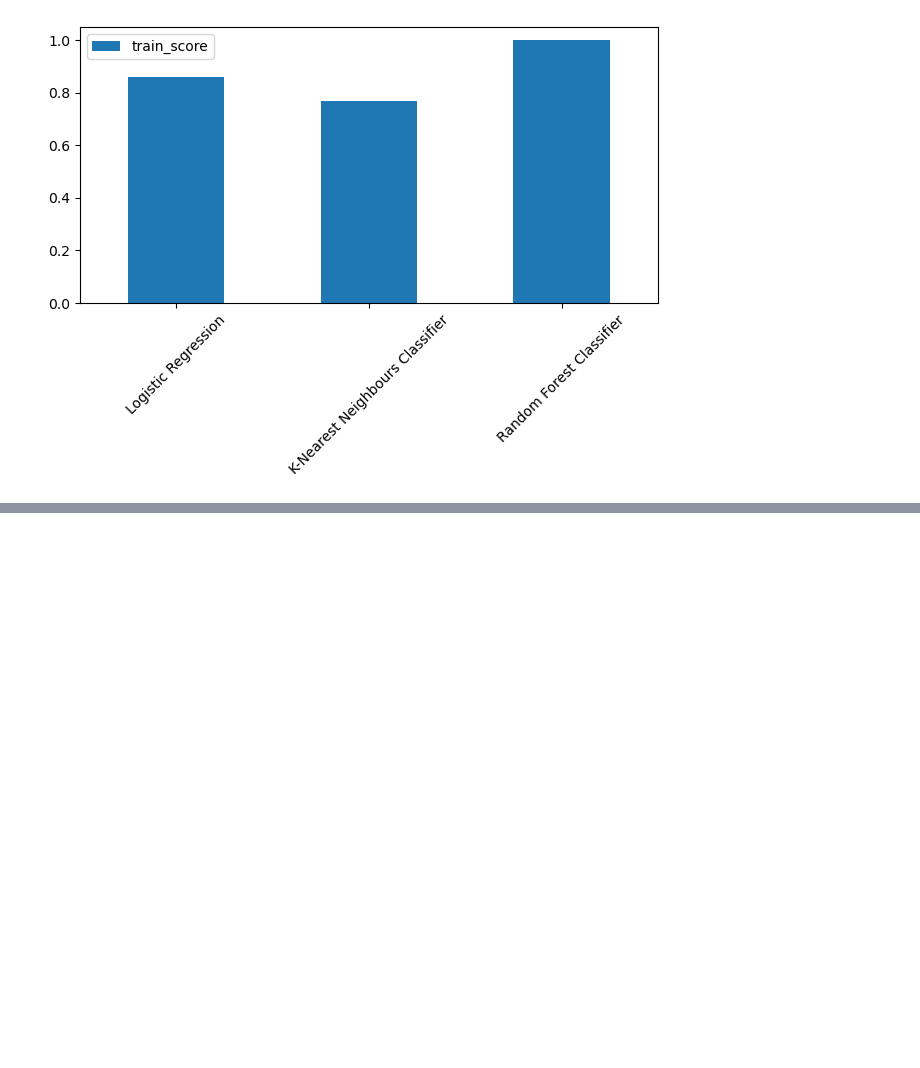
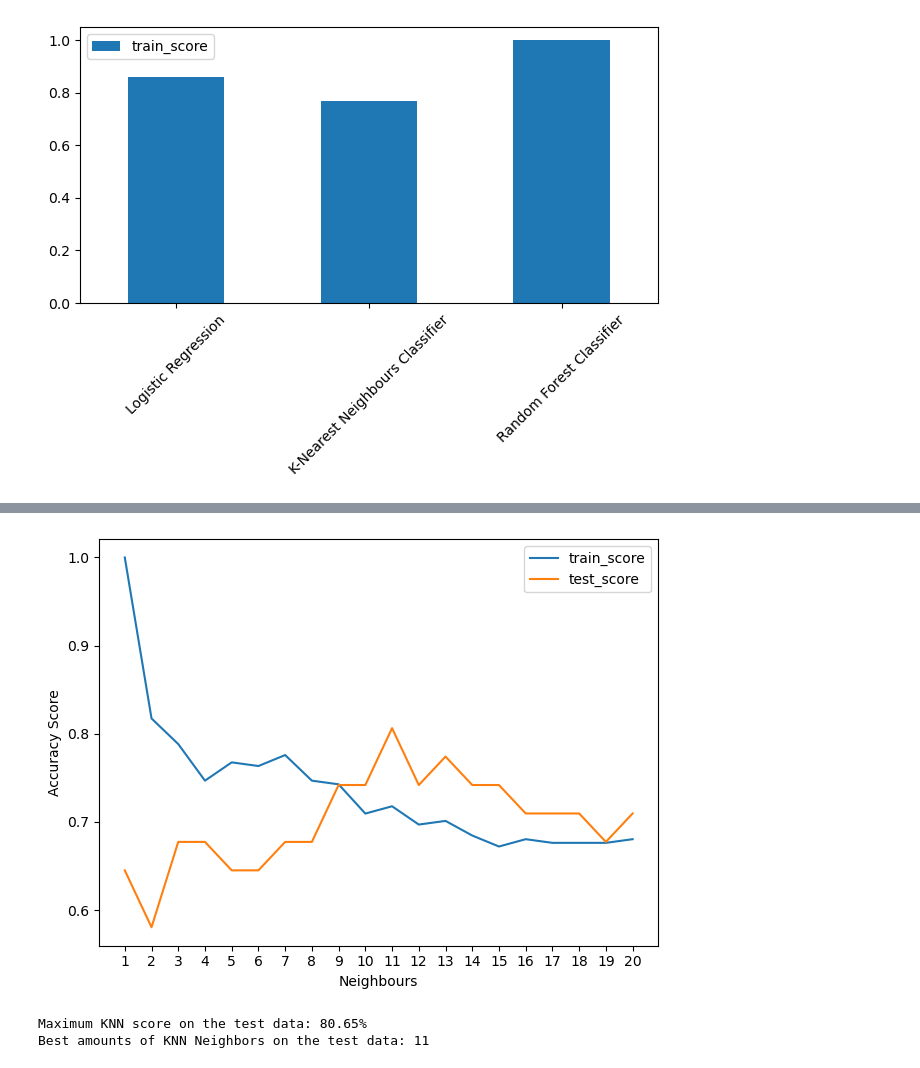
Before and after one commit to axellee1994/Heart_Disease_Classification, a Jupyter notebook: end-to-end-heart-disease-classification.ipynb, the cells around one changed output, grey strips where cells are left out. Cells and saved outputs as stored; diff of their text form; code cells hidden in the pictures; blank space fills up the shorter version.

Commit message:
Hyperparameter tuning by hand

```diff
--- a/end-to-end-heart-disease-classification.ipynb
+++ b/end-to-end-heart-disease-classification.ipynb
@@ -461,0 +480,20 @@ plt.show()
+# %%
+# Tuning KNN
+
+train_score = []
+test_score = []
+
+# Adjust neighbours
+neighbours = range(1,21)
+
+# Instantiate Model
+knn = KNeighborsClassifier()
+
+for i in neighbours:
+    knn.set_params(n_neighbors=i)
+
+    knn.fit(X_train, y_train)
+    train_score.append(knn.score(X_train, y_train))
+    test_score.append(knn.score(X_test, y_test))
+
+train_score
@@ -461,0 +544,20 @@ plt.show()
+# %%
+plt.plot(neighbours, train_score, label="train_score")
+plt.plot(neighbours, test_score, label="test_score")
+plt.xticks(range(1,21,1))
+plt.xlabel("Neighbours")
+plt.ylabel("Accuracy Score")
+plt.legend()
+plt.tight_layout()
+plt.show()
+
+# Show the best index
+best_index = np.argmax(test_score)
+best_k = neighbours[best_index]
+
+print(f"Maximum KNN score on the test data: {max(test_score)*100:.2f}%")
+print(f"Best amounts of KNN Neighbors on the test data: {best_k}")
+# %% [output]
+[figure, added]
+Maximum KNN score on the test data: 80.65%
+Best amounts of KNN Neighbors on the test data: 11
```
Also changed, not shown: parts of 4 cells of this notebook.
